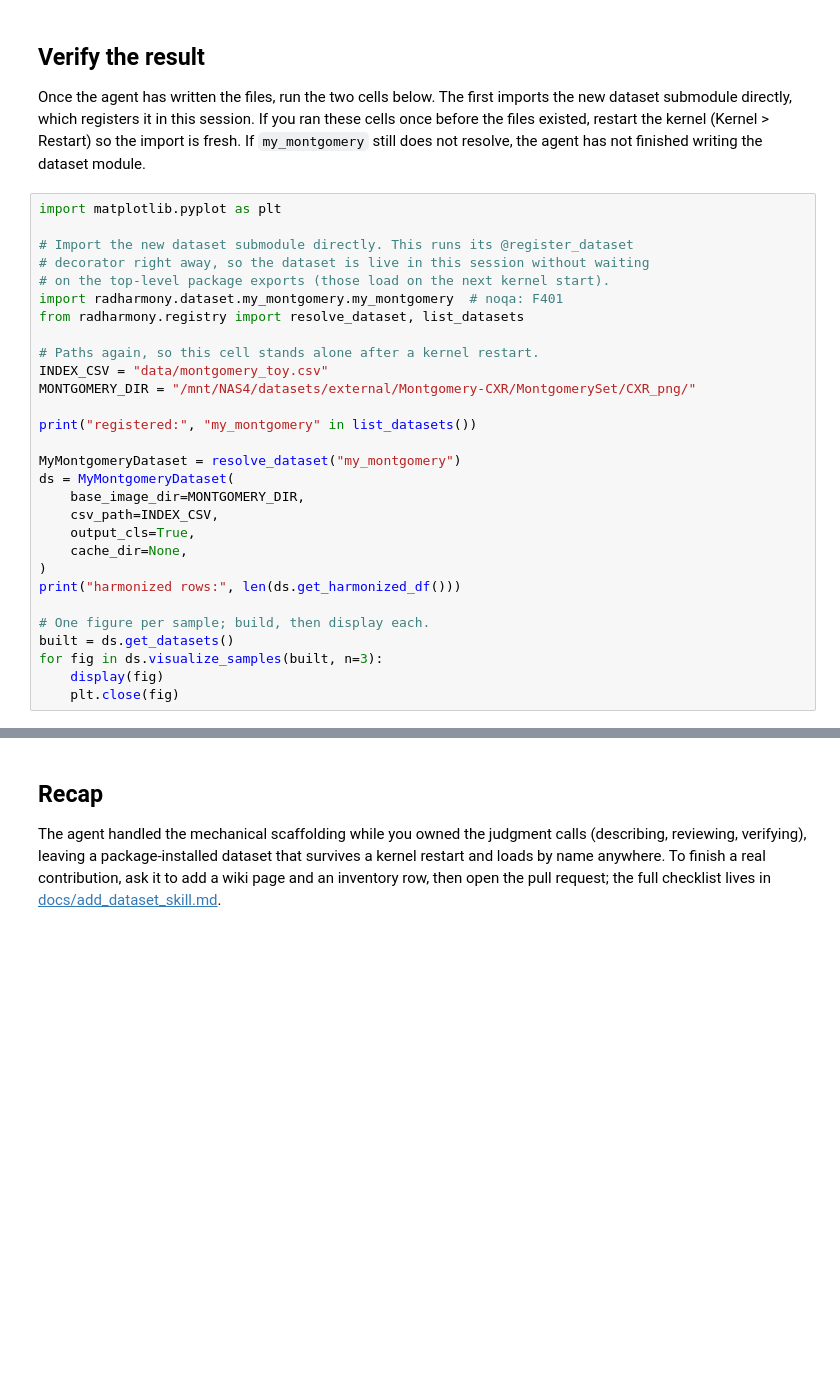
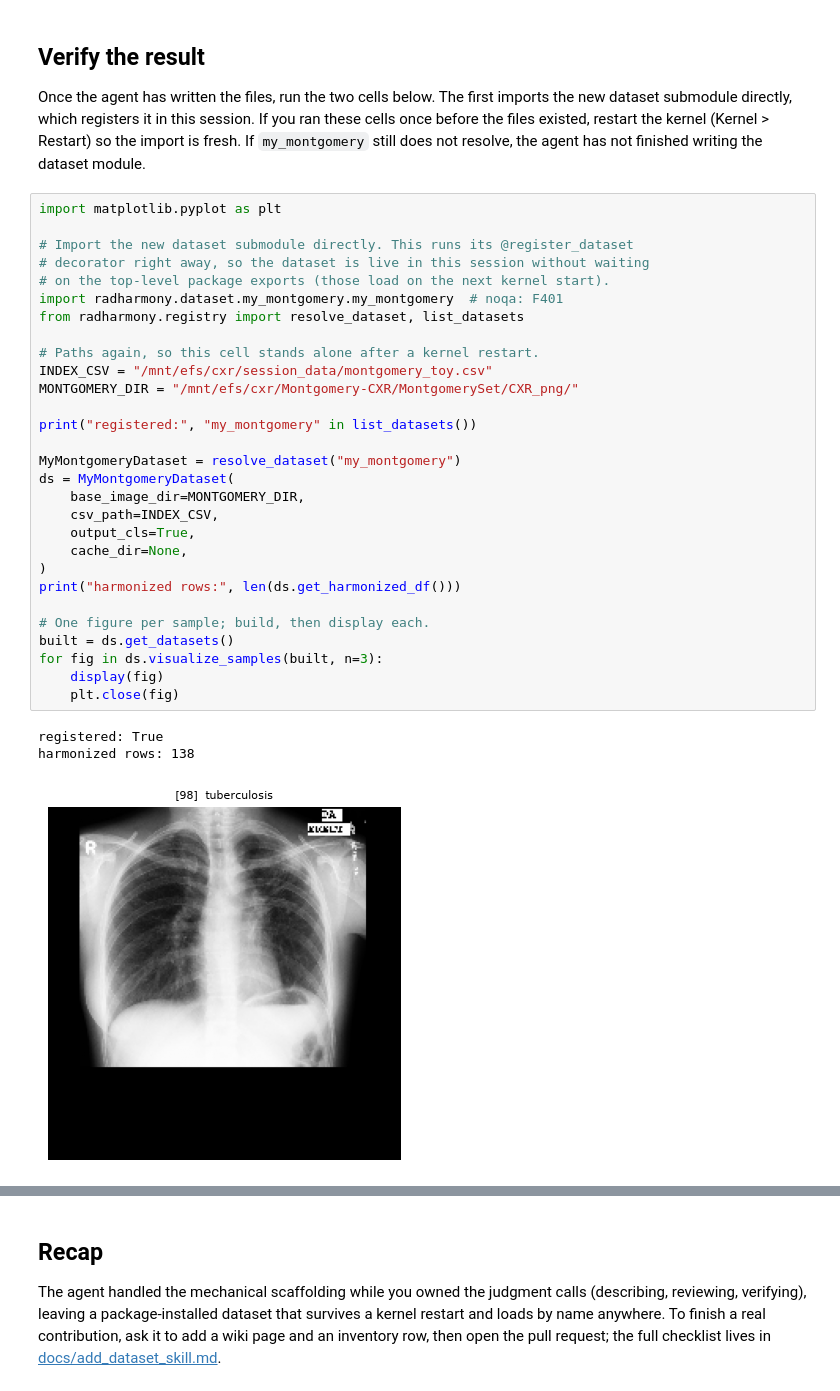
Before and after one commit to f10409/RadHarmony, a Jupyter notebook: datathon26/3_radharmony_hands_on_add_dataset.ipynb, the cells around one changed output, grey strips where cells are left out. Saved outputs shown, nothing was run; the diff lists cells and outputs as text; blank space fills up the shorter version.

```diff
--- a/datathon26/3_radharmony_hands_on_add_dataset.ipynb
+++ b/datathon26/3_radharmony_hands_on_add_dataset.ipynb
@@ -117,29 +125,33 @@ agent has not finished writing the dataset module.
 # %%
 import matplotlib.pyplot as plt
 
 # Import the new dataset submodule directly. This runs its @register_dataset
 # decorator right away, so the dataset is live in this session without waiting
 # on the top-level package exports (those load on the next kernel start).
 import radharmony.dataset.my_montgomery.my_montgomery  # noqa: F401
 from radharmony.registry import resolve_dataset, list_datasets
 
 # Paths again, so this cell stands alone after a kernel restart.
-INDEX_CSV = "data/montgomery_toy.csv"
-MONTGOMERY_DIR = "/mnt/NAS4/datasets/external/Montgomery-CXR/MontgomerySet/CXR_png/"
+INDEX_CSV = "/mnt/efs/cxr/session_data/montgomery_toy.csv"
+MONTGOMERY_DIR = "/mnt/efs/cxr/Montgomery-CXR/MontgomerySet/CXR_png/"
 
 print("registered:", "my_montgomery" in list_datasets())
 
 MyMontgomeryDataset = resolve_dataset("my_montgomery")
 ds = MyMontgomeryDataset(
     base_image_dir=MONTGOMERY_DIR,
     csv_path=INDEX_CSV,
     output_cls=True,
     cache_dir=None,
 )
 print("harmonized rows:", len(ds.get_harmonized_df()))
 
 # One figure per sample; build, then display each.
 built = ds.get_datasets()
 for fig in ds.visualize_samples(built, n=3):
     display(fig)
     plt.close(fig)
+# %% [output]
+registered: True
+harmonized rows: 138
+[figure, added]
```
Also changed, not shown: parts of 4 cells of this notebook.
